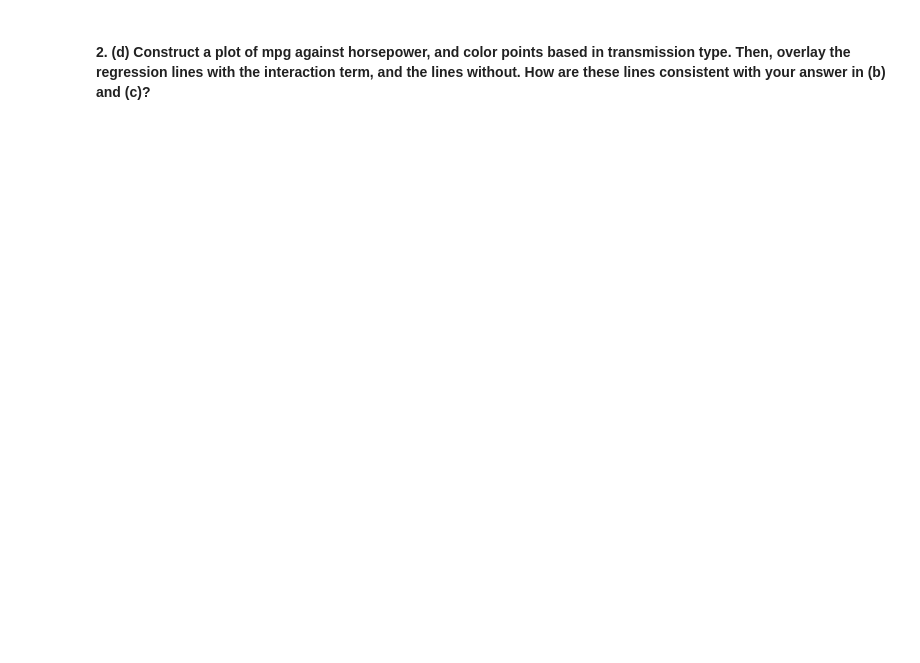
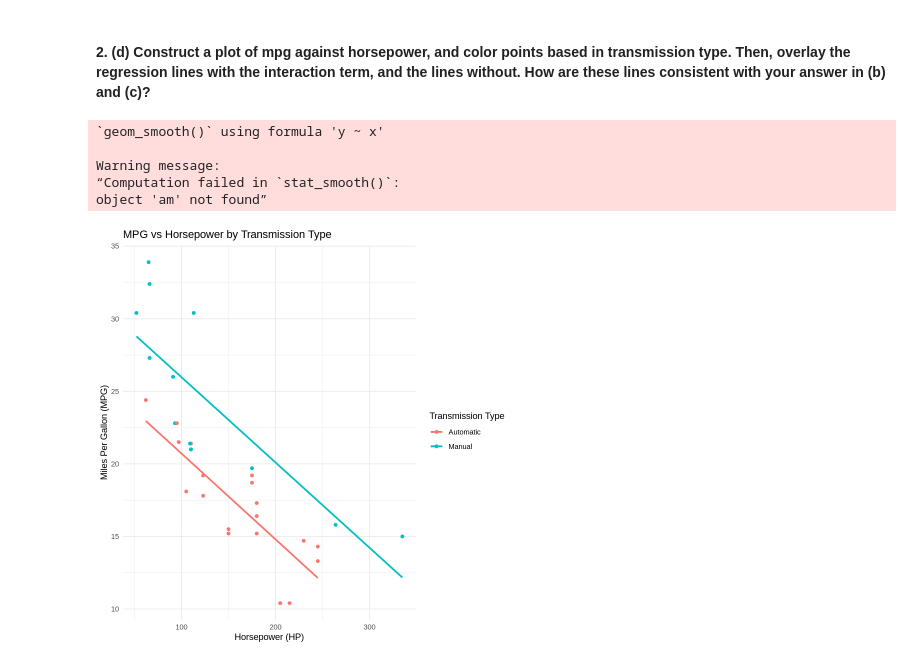
Before and after one commit to dennislamcv1/UniofColStatsModel, a Jupyter notebook: ANOVA and Experimental Design/m1-peer-reviewed.ipynb, the cells around one changed output. Drawn from its saved outputs; the diff is of its cells as text; code cells hidden in the pictures; blank space fills up the shorter version.

```diff
--- a/ANOVA and Experimental Design/m1-peer-reviewed.ipynb
+++ b/ANOVA and Experimental Design/m1-peer-reviewed.ipynb
@@ -175,0 +268,19 @@ The following object is masked from ‘package:purrr’:
+# %%
+# Plot of mpg against hp, colored by transmission type, with regression lines
+interaction_plot <- ggplot(mtcars, aes(x = hp, y = mpg, color = am)) +
+  geom_point() +
+  geom_smooth(method = "lm", aes(group = am), se = FALSE) +
+  geom_smooth(method = "lm", formula = y ~ x + x:am, linetype = "dashed", se = FALSE) +
+  labs(title = "MPG vs Horsepower by Transmission Type",
+       x = "Horsepower (HP)",
+       y = "Miles Per Gallon (MPG)",
+       color = "Transmission Type") +
+  theme_minimal()
+print(interaction_plot)
+# %% [output]
+`geom_smooth()` using formula 'y ~ x'
+
+Warning message:
+“Computation failed in `stat_smooth()`:
+object 'am' not found”
+[figure, added]
```
Also changed, not shown: parts of 15 cells of this notebook, 30 other files.
